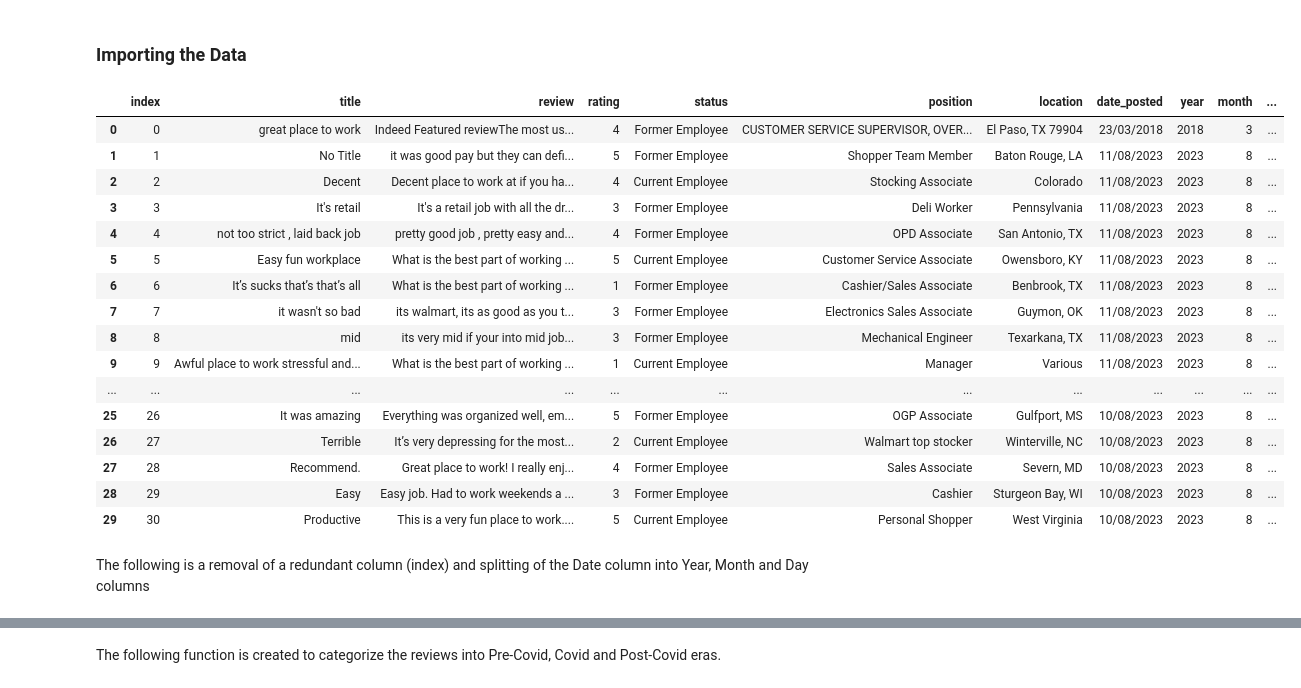
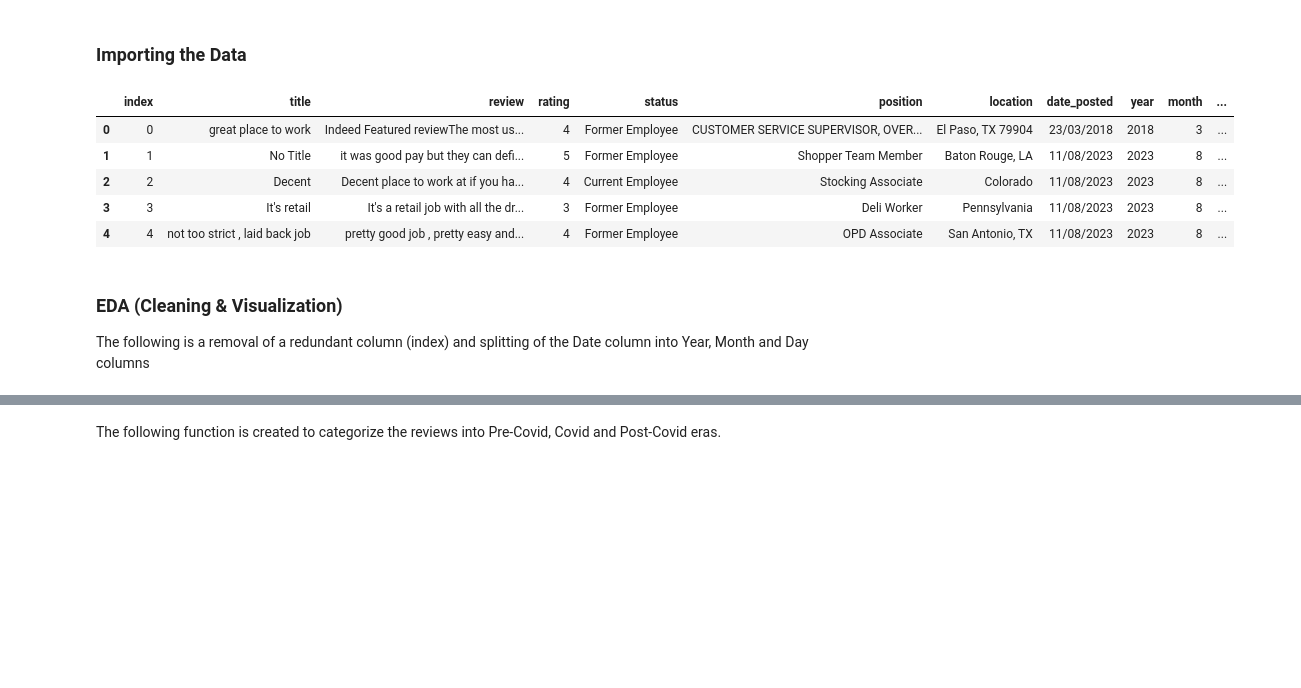
Before and after one commit to smokytrails/Voices-of-Walmart, a Jupyter notebook: Employee Review Analysis.ipynb, the cells around one changed output, grey strips where cells are left out. Drawn from its saved outputs; the diff is of its cells as text; code cells hidden in the pictures; blank space fills up the shorter version.

Commit message:
cleaning the project and removing unnecessary outputs

```diff
--- a/Employee Review Analysis.ipynb
+++ b/Employee Review Analysis.ipynb
@@ -32,33 +32,23 @@ from wordcloud import WordCloud
 # %%
 import pandas as pd
 import re
 import matplotlib.pyplot as plt
 import seaborn as sns
 import numpy as np
 
 from sklearn.linear_model import LinearRegression
 
 reviews=pd.read_csv('walmart_cleaned.csv')
-reviews.head(30)
+reviews.head(5)
 # %% [output]
 |  | index | title | review | rating | status | position | location | date_posted | year | month | ... |
 | 0 | 0 | great place to work | Indeed Featured reviewThe most us... | 4 | Former Employee | CUSTOMER SERVICE SUPERVISOR, OVER... | El Paso, TX 79904 | 23/03/2018 | 2018 | 3 | ... |
 | 1 | 1 | No Title | it was good pay but they can defi... | 5 | Former Employee | Shopper Team Member | Baton Rouge, LA | 11/08/2023 | 2023 | 8 | ... |
 | 2 | 2 | Decent | Decent place to work at if you ha... | 4 | Current Employee | Stocking Associate | Colorado | 11/08/2023 | 2023 | 8 | ... |
 | 3 | 3 | It's retail | It's a retail job with all the dr... | 3 | Former Employee | Deli Worker | Pennsylvania | 11/08/2023 | 2023 | 8 | ... |
 | 4 | 4 | not too strict , laid back job | pretty good job , pretty easy and... | 4 | Former Employee | OPD Associate | San Antonio, TX | 11/08/2023 | 2023 | 8 | ... |
-| 5 | 5 | Easy fun workplace | What is the best part of working ... | 5 | Current Employee | Customer Service Associate | Owensboro, KY | 11/08/2023 | 2023 | 8 | ... |
-| 6 | 6 | It’s sucks that’s that’s all | What is the best part of working ... | 1 | Former Employee | Cashier/Sales Associate | Benbrook, TX | 11/08/2023 | 2023 | 8 | ... |
-| 7 | 7 | it wasn't so bad | its walmart, its as good as you t... | 3 | Former Employee | Electronics Sales Associate | Guymon, OK | 11/08/2023 | 2023 | 8 | ... |
-| 8 | 8 | mid | its very mid if your into mid job... | 3 | Former Employee | Mechanical Engineer | Texarkana, TX | 11/08/2023 | 2023 | 8 | ... |
-| 9 | 9 | Awful place to work stressful and... | What is the best part of working ... | 1 | Current Employee | Manager | Various | 11/08/2023 | 2023 | 8 | ... |
-| ... | ... | ... | ... | ... | ... | ... | ... | ... | ... | ... | ... |
-| 25 | 26 | It was amazing | Everything was organized well, em... | 5 | Former Employee | OGP Associate | Gulfport, MS | 10/08/2023 | 2023 | 8 | ... |
-| 26 | 27 | Terrible | It’s very depressing for the most... | 2 | Current Employee | Walmart top stocker | Winterville, NC | 10/08/2023 | 2023 | 8 | ... |
-| 27 | 28 | Recommend. | Great place to work! I really enj... | 4 | Former Employee | Sales Associate | Severn, MD | 10/08/2023 | 2023 | 8 | ... |
-| 28 | 29 | Easy | Easy job. Had to work weekends a ... | 3 | Former Employee | Cashier | Sturgeon Bay, WI | 10/08/2023 | 2023 | 8 | ... |
-| 29 | 30 | Productive | This is a very fun place to work.... | 5 | Current Employee | Personal Shopper | West Virginia | 10/08/2023 | 2023 | 8 | ... |
 # %% [markdown]
+### EDA (Cleaning & Visualization)
 The following is a removal of a redundant column (index) and splitting of the Date column into Year, Month and Day columns
 # %%
 reviews=reviews.drop(columns=['index','date_posted'],axis=1)
```
Also changed, not shown: parts of 20 cells of this notebook.
